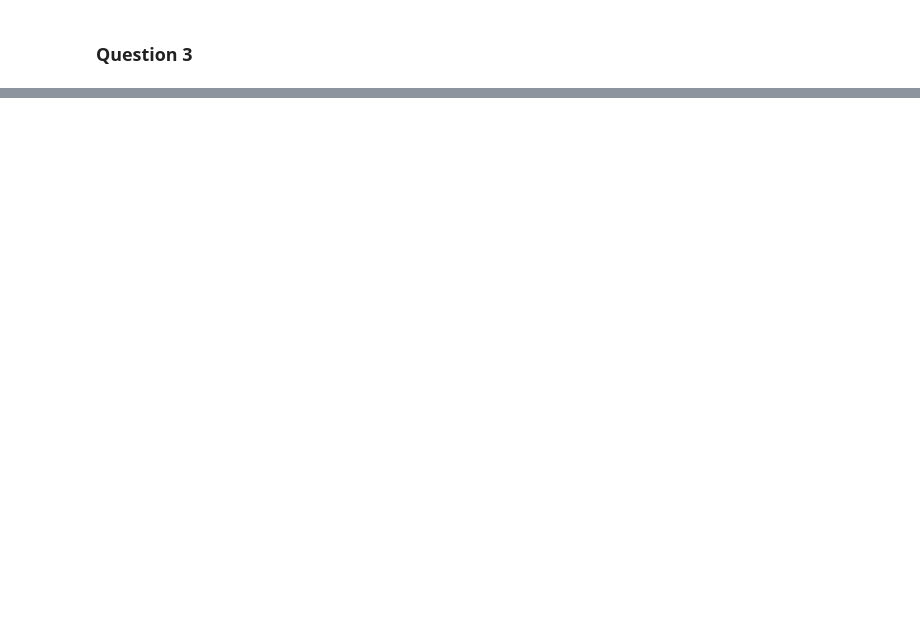
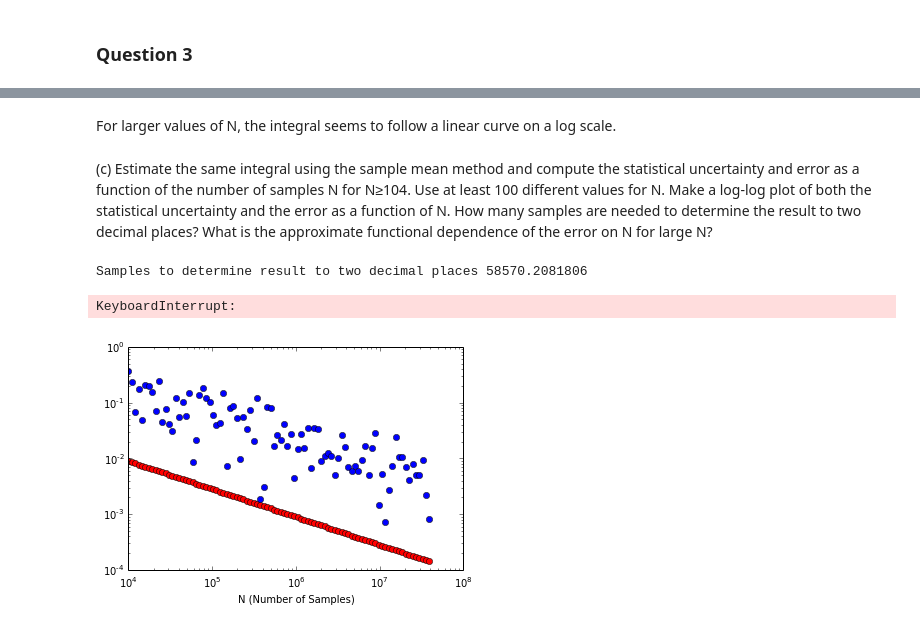
Before and after one commit to jareiter/PHYS202-S14, a Jupyter notebook: SciPy/MCIntegrationExercises.ipynb, the cells around one changed output, grey strips where cells are left out. Saved outputs shown, nothing was run; the diff lists cells and outputs as text; code cells hidden in the pictures; blank space fills up the shorter version.

```diff
--- a/SciPy/MCIntegrationExercises.ipynb
+++ b/SciPy/MCIntegrationExercises.ipynb
@@ -121,0 +125,16 @@ I =  4.18543711323  +/- 0.0046277032838
+# %%
+f = lambda x: 4.*np.sqrt(1.-x**2.)
+# %%
+x = np.arange(0.,1.,0.001)
+N = np.logspace(1,6,num=100)
+xmin = 0.
+xmax = 1.
+subx = x[logical_and((x>xmin),(x<xmax))]
+ymax = f(subx).max()*1.05
+ymin = 0
+for i in N:
+    samples_x = xmin + (xmax-xmin)*np.random.random_sample(i);
+    samples_y = ymin + (ymax-ymin)*np.random.random_sample(i);
+    newmask = (samples_y < f(samples_x))
+    I = (xmax-xmin)*(ymax-ymin)*newmask.sum()/newmask.size
+    print I
@@ -121,0 +162,11 @@ I =  4.18543711323  +/- 0.0046277032838
+# %%
+for i in N:
+    samples_x = xmin + (xmax-xmin)*np.random.random_sample(i);
+    samples_y = ymin + (ymax-ymin)*np.random.random_sample(i);
+    newmask = (samples_y < f(samples_x))
+    I = (xmax-xmin)*(ymax-ymin)*newmask.sum()/newmask.size
+    error = abs((np.pi-I)/np.pi)*100
+    print error
+    plt.loglog(i,error,'or');
+    plt.ylabel('N (Number of Samples')
+    plt.xlabel('Percent Error')
@@ -121,0 +192,28 @@ I =  4.18543711323  +/- 0.0046277032838
+# %% [markdown]
+For larger values of N, the integral seems to follow a linear curve on a log scale.
+# %% [markdown]
+(c) Estimate the same integral using the sample mean method and compute the statistical uncertainty and error as a function of the number of samples N for N≥104. Use at least 100 different values for N.
+Make a log-log plot of both the statistical uncertainty and the error as a function of N.
+How many samples are needed to determine the result to two decimal places? What is the approximate functional dependence of the error on N for large N?
+# %%
+N = np.logspace(4,8,num=100)
+a = 1
+for i in N:
+    samples_x = xmin + (xmax-xmin)*np.random.random_sample(i);
+    samples_y = ymin + (ymax-ymin)*np.random.random_sample(i);
+
+    approx = f(samples_x)
+    I = approx.mean()*(xmax-xmin)
+    Iunc = (xmax-xmin)*np.sqrt(((approx**2).mean()-(approx.mean())**2)/i)
+    error = abs((np.pi-I)/np.pi)*100
+    plt.loglog(i,Iunc,'or',label = 'Uncertainty')
+    plt.loglog(i,error,'ob',label = 'Error')
+    plt.xlabel('N (Number of Samples)')
+
+    if error < 10**-2 and a == 1:
+        a = 0
+        print 'Samples to determine result to two decimal places',i
+# %% [output]
+Samples to determine result to two decimal places 58570.2081806
+KeyboardInterrupt:
+[figure, added]
```
Also changed, not shown: parts of 7 cells of this notebook.
